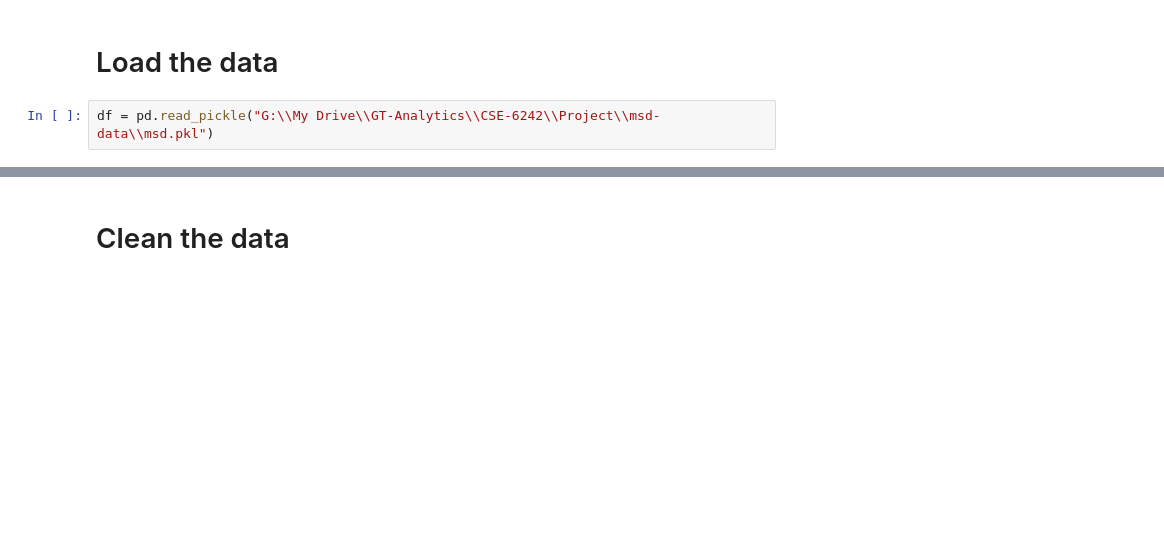
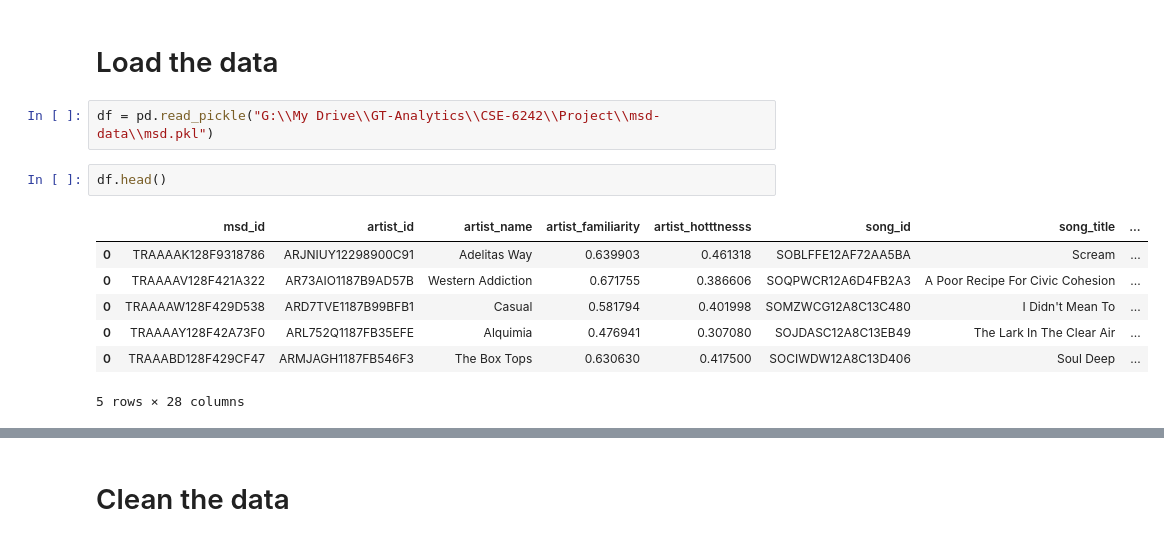
Before and after one commit to jaksiks/spotify-dumpster-diver, a Jupyter notebook: notebooks/Dimensionality_Reduction_Exploration.ipynb, the cells around one changed output, grey strips where cells are left out. Drawn from its saved outputs; the diff is of its cells as text; blank space fills up the shorter version.

```diff
--- a/notebooks/Dimensionality_Reduction_Exploration.ipynb
+++ b/notebooks/Dimensionality_Reduction_Exploration.ipynb
@@ -8,3 +8,13 @@ from sklearn.preprocessing import StandardScaler
 # Load the data
 # %%
 df = pd.read_pickle("G:\\My Drive\\GT-Analytics\\CSE-6242\\Project\\msd-data\\msd.pkl")
+# %%
+df.head()
+# %% [output]
+|  | msd_id | artist_id | artist_name | artist_familiarity | artist_hotttnesss | song_id | song_title | ... |
+| 0 | TRAAAAK128F9318786 | ARJNIUY12298900C91 | Adelitas Way | 0.639903 | 0.461318 | SOBLFFE12AF72AA5BA | Scream | ... |
+| 0 | TRAAAAV128F421A322 | AR73AIO1187B9AD57B | Western Addiction | 0.671755 | 0.386606 | SOQPWCR12A6D4FB2A3 | A Poor Recipe For Civic Cohesion | ... |
+| 0 | TRAAAAW128F429D538 | ARD7TVE1187B99BFB1 | Casual | 0.581794 | 0.401998 | SOMZWCG12A8C13C480 | I Didn't Mean To | ... |
+| 0 | TRAAAAY128F42A73F0 | ARL752Q1187FB35EFE | Alquimia | 0.476941 | 0.307080 | SOJDASC12A8C13EB49 | The Lark In The Clear Air | ... |
+| 0 | TRAAABD128F429CF47 | ARMJAGH1187FB546F3 | The Box Tops | 0.630630 | 0.417500 | SOCIWDW12A8C13D406 | Soul Deep | ... |
+5 rows × 28 columns
```
Also changed, not shown: parts of 4 cells of this notebook, 2 other files.
